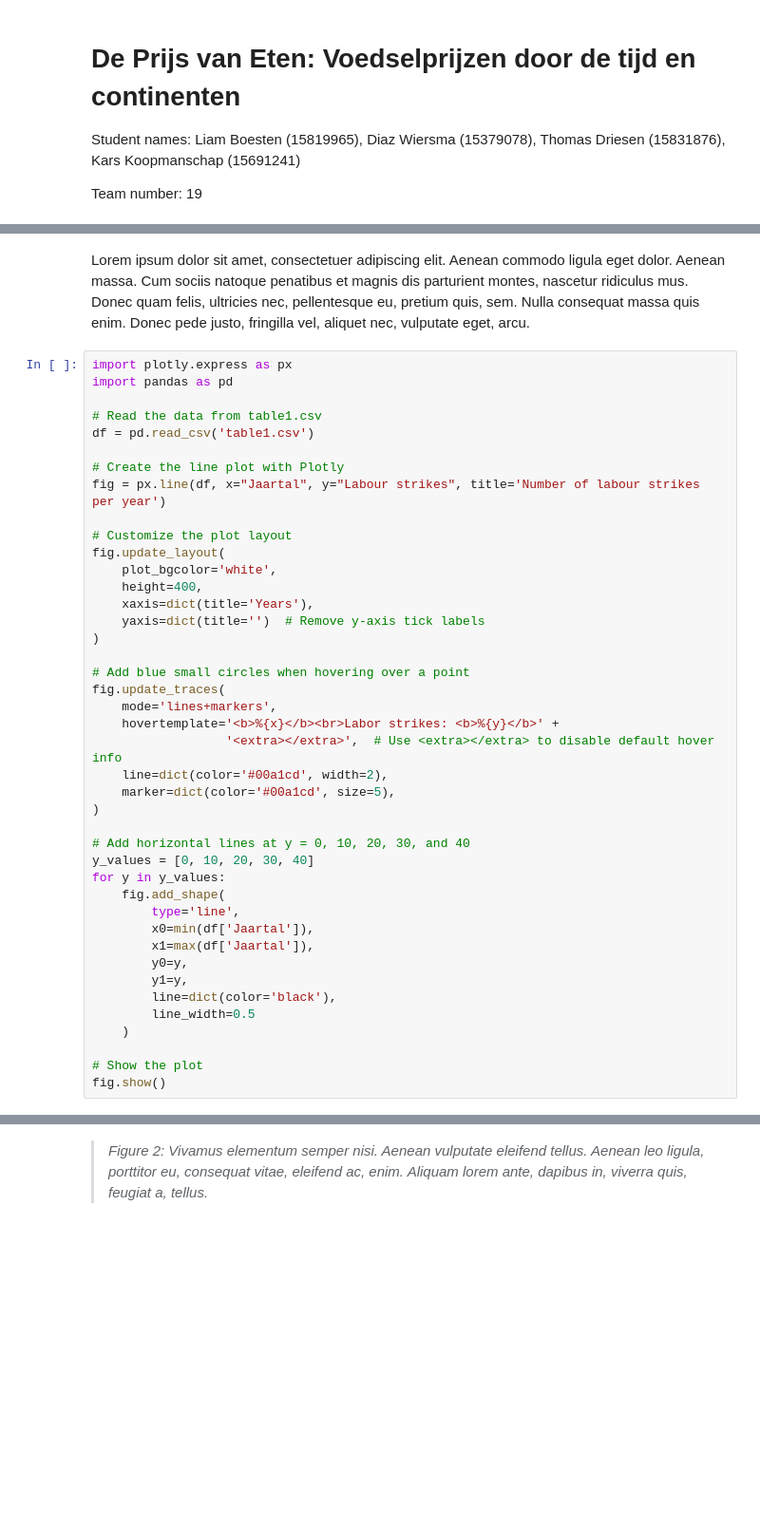
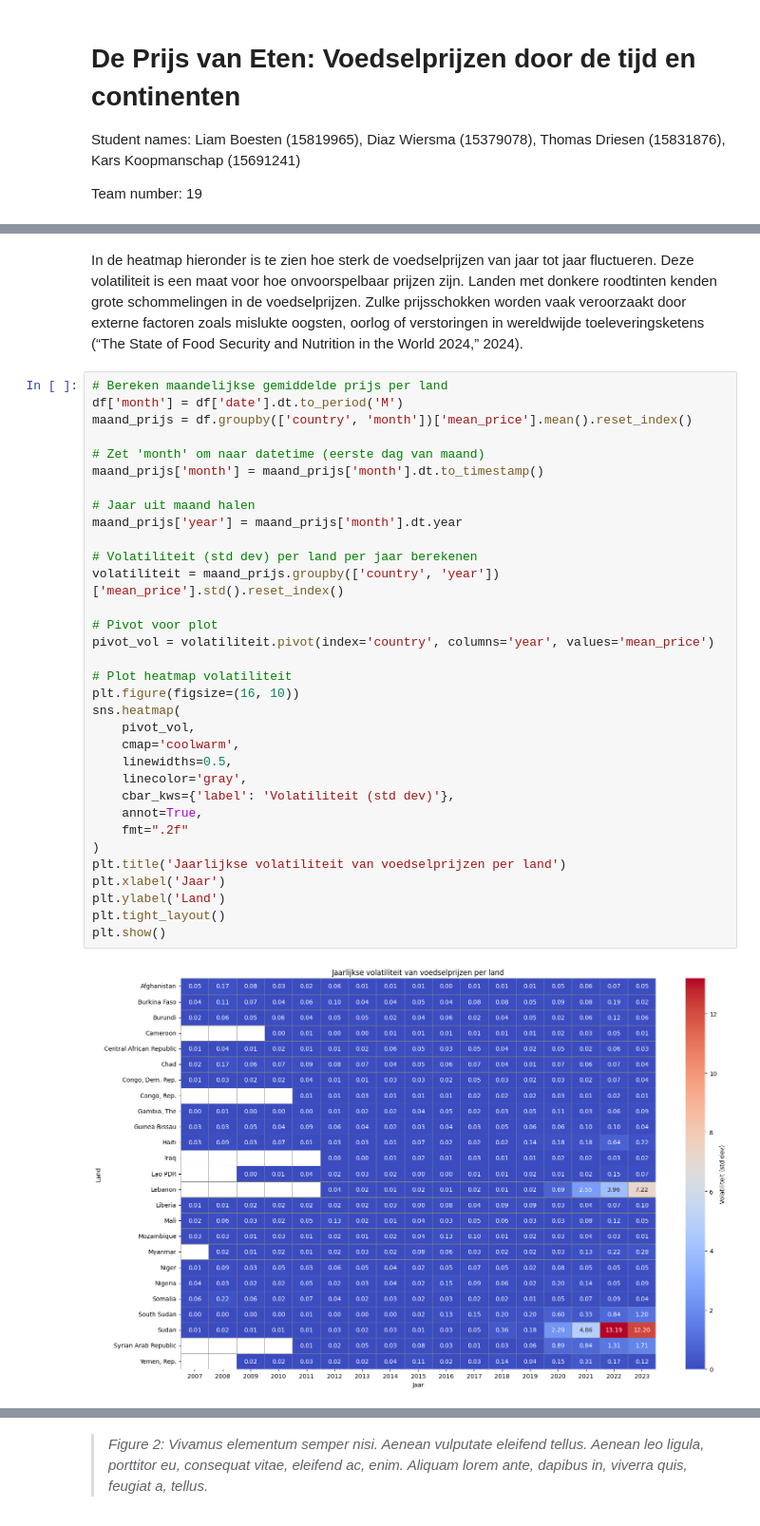
Before and after one commit to DiazWiersma/data-story, a Jupyter notebook: docs/format.ipynb, the cells around one changed output, grey strips where cells are left out. Shown at 95% size. Drawn from its saved outputs; the diff is of its cells as text; blank space fills up the shorter version.

Commit message:
Argument 1.1, 1.2 toegevoegd (deels) en figuren

```diff
--- a/docs/format.ipynb
+++ b/docs/format.ipynb
@@ -73,45 +40,38 @@ Li Europan lingues es membres del sam familie. Lor separat existentie es un myth
 # %% [markdown]
-Lorem ipsum dolor sit amet, consectetuer adipiscing elit. Aenean commodo ligula eget dolor. Aenean massa. Cum sociis natoque penatibus et magnis dis parturient montes, nascetur ridiculus mus. Donec quam felis, ultricies nec, pellentesque eu, pretium quis, sem. Nulla consequat massa quis enim. Donec pede justo, fringilla vel, aliquet nec, vulputate eget, arcu.
+In de heatmap hieronder is te zien hoe sterk de voedselprijzen van jaar tot jaar fluctueren. Deze volatiliteit is een maat voor hoe onvoorspelbaar prijzen zijn. Landen met donkere roodtinten kenden grote schommelingen in de voedselprijzen. Zulke prijsschokken worden vaak veroorzaakt door externe factoren zoals mislukte oogsten, oorlog of verstoringen in wereldwijde toeleveringsketens (“The State of Food Security and Nutrition in the World 2024,” 2024).
-# %%
-import plotly.express as px
-import pandas as pd
-
-# Read the data from table1.csv
-df = pd.read_csv('table1.csv')
-
-# Create the line plot with Plotly
-fig = px.line(df, x="Jaartal", y="Labour strikes", title='Number of labour strikes per year')
-
-# Customize the plot layout
-fig.update_layout(
-    plot_bgcolor='white',
-    height=400,
-    xaxis=dict(title='Years'),
-    yaxis=dict(title='')  # Remove y-axis tick labels
-)
-
-# Add blue small circles when hovering over a point
-fig.update_traces(
-    mode='lines+markers',
-    hovertemplate='<b>%{x}</b><br>Labor strikes: <b>%{y}</b>' +
-                  '<extra></extra>',  # Use <extra></extra> to disable default hover info
-    line=dict(color='#00a1cd', width=2),
-    marker=dict(color='#00a1cd', size=5),
-)
-
-# Add horizontal lines at y = 0, 10, 20, 30, and 40
-y_values = [0, 10, 20, 30, 40]
-for y in y_values:
-    fig.add_shape(
-        type='line',
-        x0=min(df['Jaartal']),
-        x1=max(df['Jaartal']),
-        y0=y,
-        y1=y,
-        line=dict(color='black'),
-        line_width=0.5
-    )
-
-# Show the plot
-fig.show()
+# %%
+# Bereken maandelijkse gemiddelde prijs per land
+df['month'] = df['date'].dt.to_period('M')
+maand_prijs = df.groupby(['country', 'month'])['mean_price'].mean().reset_index()
+
+# Zet 'month' om naar datetime (eerste dag van maand)
+maand_prijs['month'] = maand_prijs['month'].dt.to_timestamp()
+
+# Jaar uit maand halen
+maand_prijs['year'] = maand_prijs['month'].dt.year
+
+# Volatiliteit (std dev) per land per jaar berekenen
+volatiliteit = maand_prijs.groupby(['country', 'year'])['mean_price'].std().reset_index()
+
+# Pivot voor plot
+pivot_vol = volatiliteit.pivot(index='country', columns='year', values='mean_price')
+
+# Plot heatmap volatiliteit
+plt.figure(figsize=(16, 10))
+sns.heatmap(
+    pivot_vol,
+    cmap='coolwarm',
+    linewidths=0.5,
+    linecolor='gray',
+    cbar_kws={'label': 'Volatiliteit (std dev)'},
+    annot=True,
+    fmt=".2f"
+)
+plt.title('Jaarlijkse volatiliteit van voedselprijzen per land')
+plt.xlabel('Jaar')
+plt.ylabel('Land')
+plt.tight_layout()
+plt.show()
+# %% [output]
+[figure, added]
 # %% [markdown]
```
Also changed, not shown: parts of 21 cells of this notebook.
